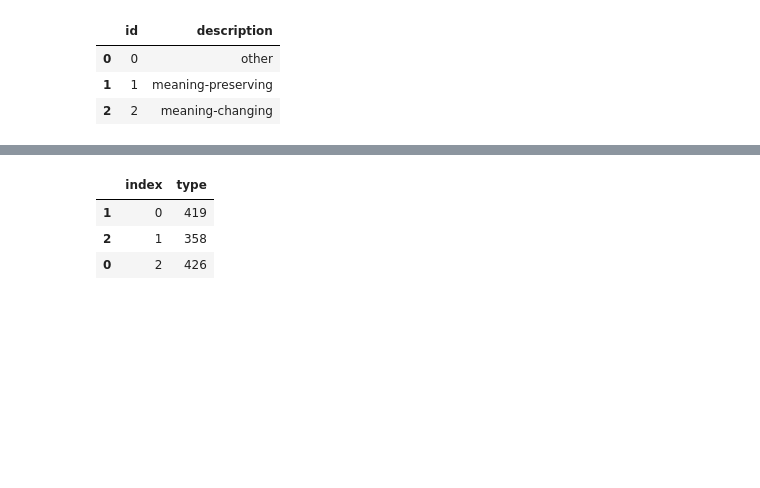
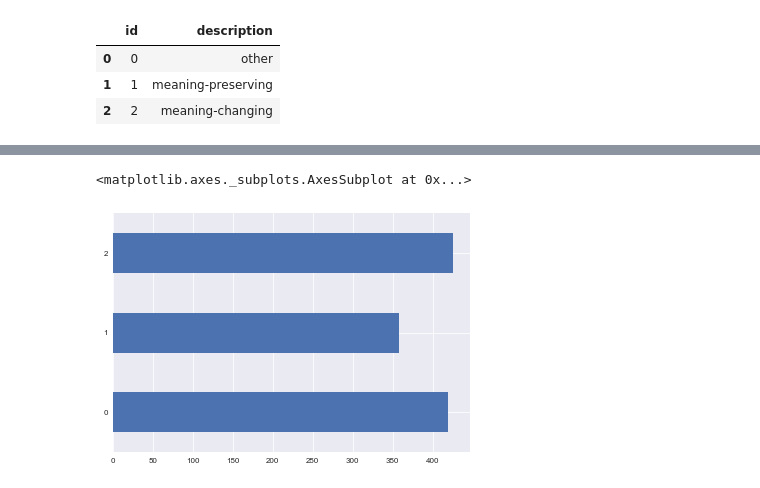
Before and after one commit to espol-cti/cwdiscussions, a Jupyter notebook: identify opinion types.ipynb, the cells around one changed output, grey strips where cells are left out. Cells and saved outputs as stored; diff of their text form; code cells hidden in the pictures; blank space fills up the shorter version.

```diff
--- a/identify opinion types.ipynb
+++ b/identify opinion types.ipynb
@@ -170,7 +180,6 @@ ParserError: Error tokenizing data. C error: Expected 3 fields in line 3, saw 5
-# %%
-ds.type.value_counts().reset_index().sort_values('index')
-# %% [output]
-|  | index | type |
-| 1 | 0 | 419 |
-| 2 | 1 | 358 |
-| 0 | 2 | 426 |
+# %%
+types = ds.type.value_counts().sort_index()
+types.plot.barh()
+# %% [output]
+<matplotlib.axes._subplots.AxesSubplot at 0x...>
+[figure, added]
```
Also changed, not shown: parts of 8 cells of this notebook, 6 other files.
